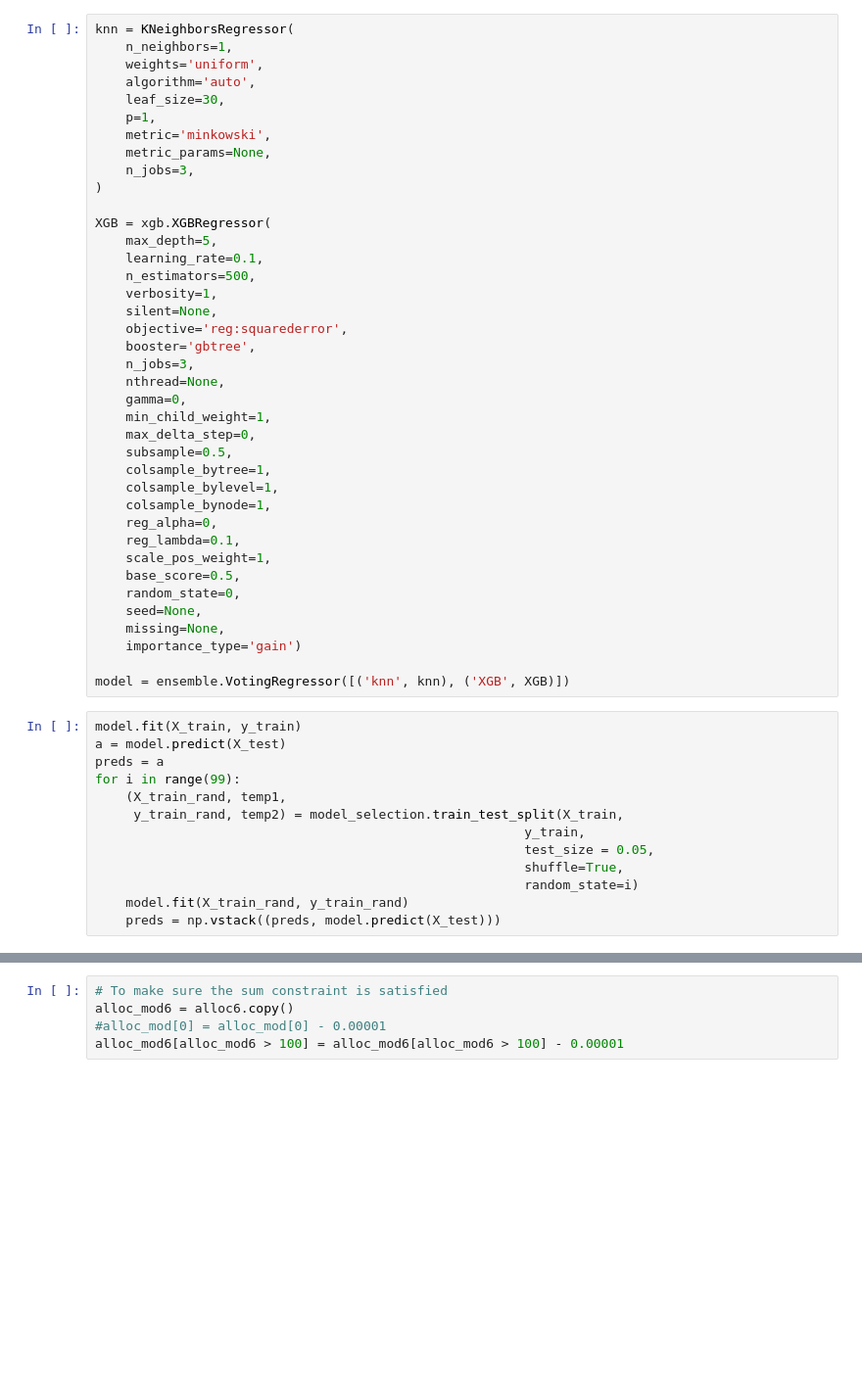
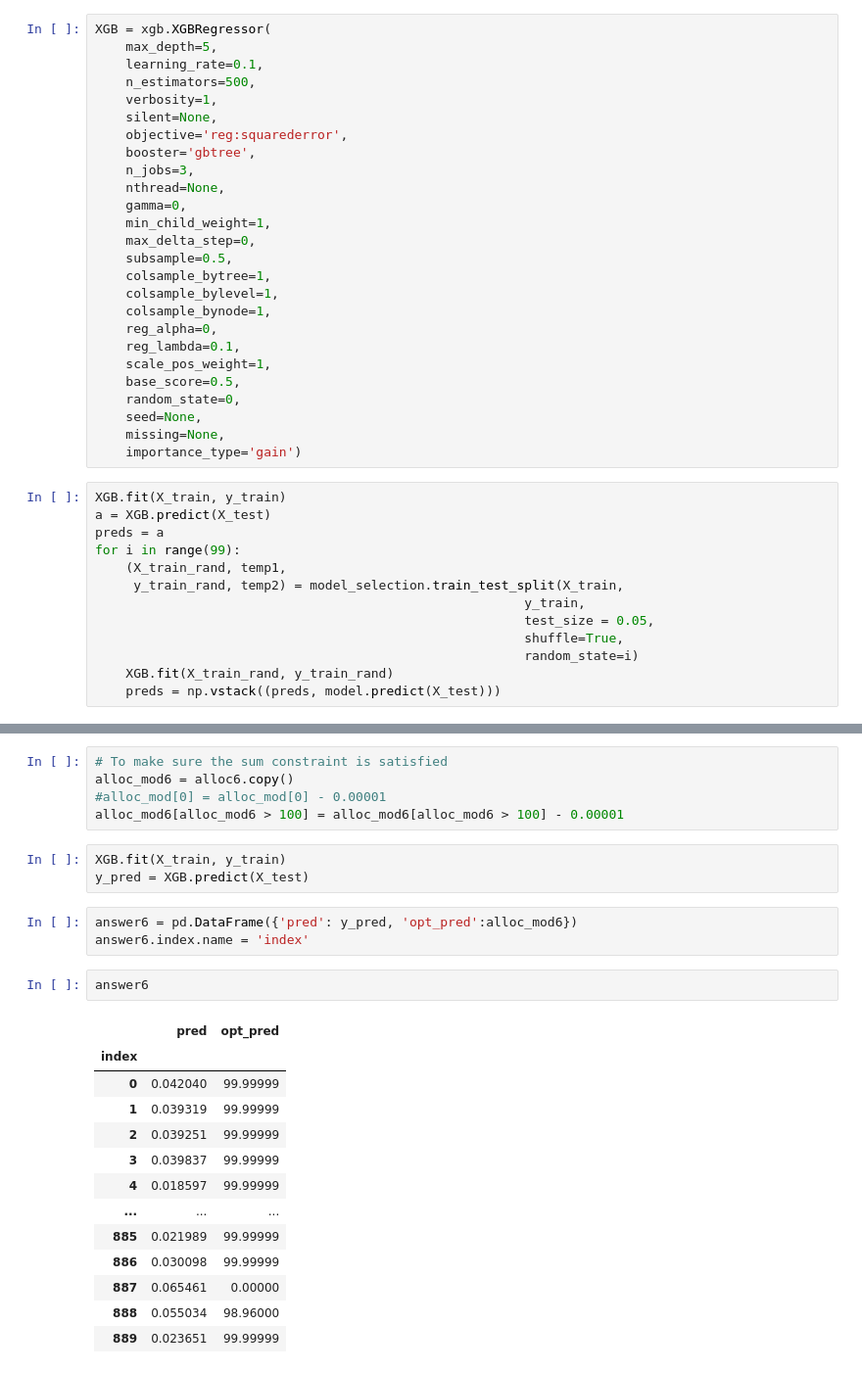
Before and after one commit to D1nay/prohack2020, a Jupyter notebook: Attempts 3+.ipynb, the cells around one changed output, grey strips where cells are left out. Shown at 98% size. Cells and saved outputs as stored; diff of their text form; blank space fills up the shorter version.

```diff
--- a/Attempts 3+.ipynb
+++ b/Attempts 3+.ipynb
@@ -490,17 +505,6 @@ X = pipe.fit_transform(X)
 X_train = X[:3865]
 X_test = X[3865:]
 # %%
-knn = KNeighborsRegressor(
-    n_neighbors=1,
-    weights='uniform',
-    algorithm='auto',
-    leaf_size=30,
-    p=1,
-    metric='minkowski',
-    metric_params=None,
-    n_jobs=3,
-)
-
 XGB = xgb.XGBRegressor(
     max_depth=5,
     learning_rate=0.1,
@@ -526,11 +530,9 @@ XGB = xgb.XGBRegressor(
     seed=None,
     missing=None,
     importance_type='gain')
-
-model = ensemble.VotingRegressor([('knn', knn), ('XGB', XGB)])
 # %%
-model.fit(X_train, y_train)
-a = model.predict(X_test)
+XGB.fit(X_train, y_train)
+a = XGB.predict(X_test)
 preds = a
 for i in range(99):
     (X_train_rand, temp1,
@@ -539,7 +541,7 @@ for i in range(99):
                                                         test_size = 0.05,
                                                         shuffle=True,
                                                         random_state=i)
-    model.fit(X_train_rand, y_train_rand)
+    XGB.fit(X_train_rand, y_train_rand)
     preds = np.vstack((preds, model.predict(X_test)))
 # %%
 alphas = (-np.log(preds + 0.01) + 3) ** 2 / 1000
@@ -563,3 +565,25 @@ for i in range(n):
 alloc_mod6 = alloc6.copy()
 #alloc_mod[0] = alloc_mod[0] - 0.00001
 alloc_mod6[alloc_mod6 > 100] = alloc_mod6[alloc_mod6 > 100] - 0.00001
+# %%
+XGB.fit(X_train, y_train)
+y_pred = XGB.predict(X_test)
+# %%
+answer6 = pd.DataFrame({'pred': y_pred, 'opt_pred':alloc_mod6})
+answer6.index.name = 'index'
+# %%
+answer6
+# %% [output]
+|  | pred | opt_pred |
+| index |  |  |
+| 0 | 0.042040 | 99.99999 |
+| 1 | 0.039319 | 99.99999 |
+| 2 | 0.039251 | 99.99999 |
+| 3 | 0.039837 | 99.99999 |
+| 4 | 0.018597 | 99.99999 |
+| ... | ... | ... |
+| 885 | 0.021989 | 99.99999 |
+| 886 | 0.030098 | 99.99999 |
+| 887 | 0.065461 | 0.00000 |
+| 888 | 0.055034 | 98.96000 |
+| 889 | 0.023651 | 99.99999 |
```
Also changed, not shown: parts of 4 cells of this notebook, 1 other file.
